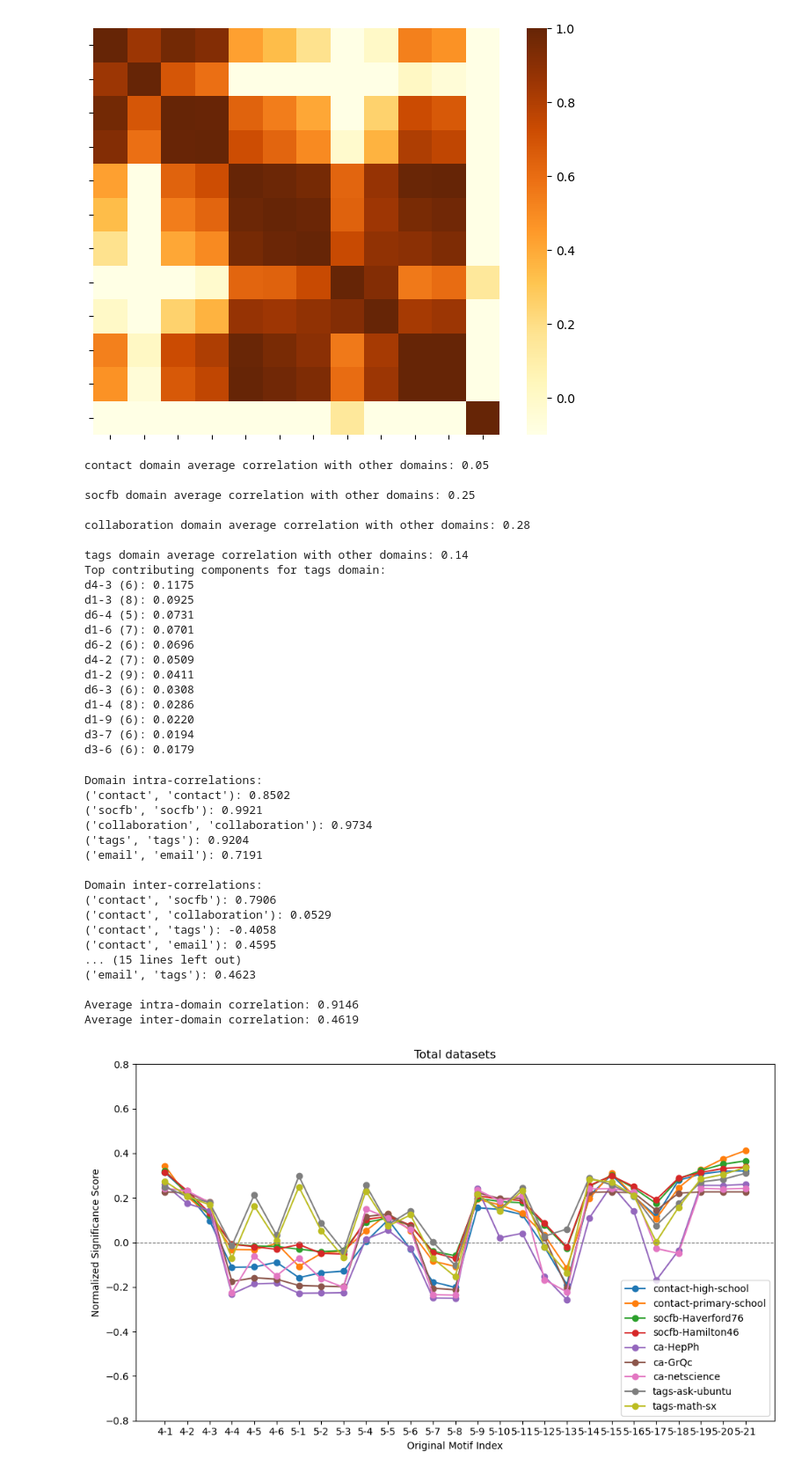
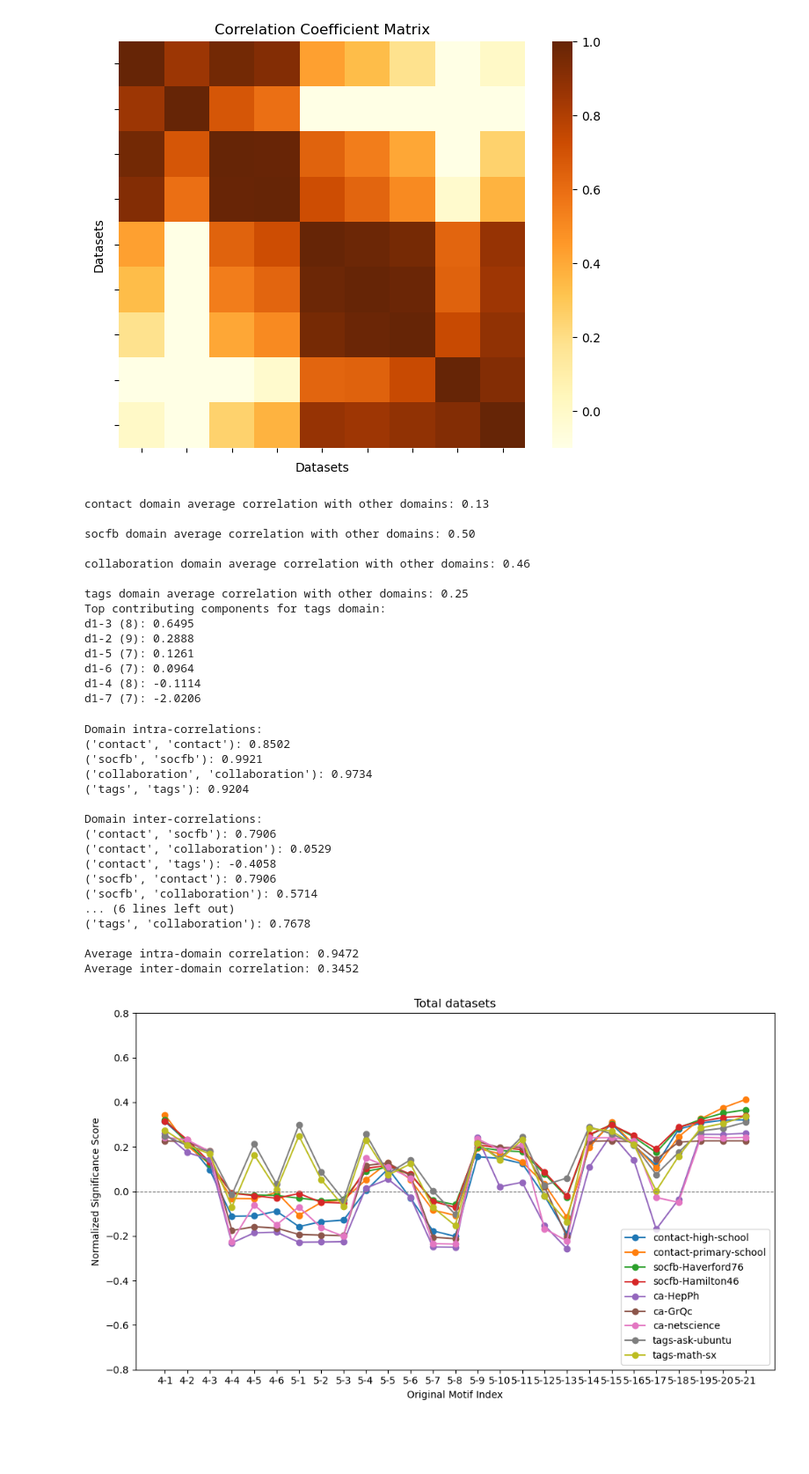
Before and after one commit to thisis05/graphlet_extension, a Jupyter notebook: profile.ipynb, the cells around one changed output. Shown: that part at 88% size. Drawn from its saved outputs; the diff is of its cells as text; code cells hidden in the pictures; blank space fills up the shorter version.

```diff
--- a/profile.ipynb
+++ b/profile.ipynb
@@ -12,7 +12,7 @@ with open('./extend_output/random_output.json') as f:
     random = json.load(f)
 
 # Extract the domain name
-domain = 'Total'
+domain = 'Tags'
 sorted_keys = ['4-1-1', '4-1-2', '4-1-3', '4-1-4', '4-1-5', '4-1-6', '4-1-7', '4-1-8', '4-1-9', '4-1-10', '4-1-11',
                '4-2-1', '4-2-2', '4-2-3', '4-2-4', '4-2-5', '4-2-6', '4-2-7', '4-2-8',
                '4-3-1', '4-3-2', '4-3-3', '4-3-4', '4-3-5', '4-3-6', '4-3-7', '4-3-8',
@@ -27,12 +27,6 @@ labels = ['d1-1', 'd1-2', 'd1-3', 'd1-4', 'd1-5', 'd1-6', 'd1-7', 'd1-8', 'd1-9'
                'd4-1', 'd4-2', 'd4-3',
                'd5-1', 'd5-2',
                'd6-1', 'd6-2', 'd6-3', 'd6-4']
-# sorted_keys = ['4-1-2', '4-1-3', '4-1-4', '4-1-5', '4-1-6', '4-1-7', '4-1-8', '4-1-9', '4-1-10', '4-1-11',
-#                '4-2-2', '4-2-3', '4-2-4', '4-2-5', '4-2-6', '4-2-7', '4-2-8',
-#                '4-3-2', '4-3-3', '4-3-4', '4-3-5', '4-3-6', '4-3-7', '4-3-8',
-#                '4-4-2', '4-4-3',
-#                '4-5-2',
-#                '4-6-2', '4-6-3', '4-6-4']
 
 labels_max_dim = {'d1-1' : 10, 'd1-2' : 9, 'd1-3' : 8, 'd1-4' : 8, 'd1-5' : 7, 'd1-6' : 7, 'd1-7' : 7, 'd1-8' : 6, 'd1-9' : 6, 'd1-10' : 5, 'd1-11' : 4,
                'd2-1' : 9, 'd2-2' : 8, 'd2-3' : 8, 'd2-4' : 7, 'd2-5' : 7, 'd2-6' : 7, 'd2-7' : 6, 'd2-8' : 6,
@@ -44,11 +38,11 @@ srp_data = []
 
 # Define domain groups
 domains = {
-    'contact': [6, 7],
-    'socfb' : [10, 11],
-    'collaboration': [0, 1, 2],
-    'tags' : [8, 9],
-    'email' : [3, 4, 5],
+    #'contact': [7, 8],
+    # 'socfb' : [11, 12],
+    # 'collaboration': [0, 1, 2],
+     'tags' : [9, 10],
+    #'email' : [3, 4, 5, 6],
     #'web' : [13, 14]
 }
 dataset_order= {}
@@ -113,7 +107,7 @@ plt.tight_layout()
 
 
 # Save the plot
-filename = f'{domain}_extend.png'
+filename = f'{domain}_extend_3.png'
 plt.savefig(f'./figure/{filename}')
 
 # Display the plot
@@ -137,25 +121,25 @@ correlation_matrix
 # %%
 import seaborn as sns
 
-labels = ['CONTACT', 'CONTACT', 'SOCFB', 'SOCFB', 'CA', 'CA', 'CA', 'TAGS', 'TAGS', 'EMAIL', 'EMAIL', 'EMAIL']
+labels = ['CONTACT', 'CONTACT', 'SOCFB', 'SOCFB', 'CA', 'CA', 'CA', 'TAGS', 'TAGS']
 plt.figure(figsize=(8, 6))
 sns.heatmap(correlation_matrix, annot=False, fmt=".2f", cmap='YlOrBr', cbar=True, square=True, vmin=-0.1, vmax=1)
-# plt.title('Correlation Coefficient Matrix')
-# plt.xlabel('Datasets')
-# plt.ylabel('Datasets')
+plt.title('Correlation Coefficient Matrix')
+plt.xlabel('Datasets')
+plt.ylabel('Datasets')
 # Add custom colored labels
 ax = plt.gca()
-#ax.set_xticks(np.arange(len(labels)) + 0.5)
-#ax.set_yticks(np.arange(len(labels)) + 0.5)
-#ax.set_xticklabels(labels, rotation=90, ha='right', rotation_mode='anchor')
-#ax.set_yticklabels(labels, rotation=0)
+ax.set_xticks(np.arange(len(labels)) + 0.5)
+ax.set_yticks(np.arange(len(labels)) + 0.5)
+ax.set_xticklabels(labels, rotation=90, ha='right', rotation_mode='anchor')
+ax.set_yticklabels(labels, rotation=0)
 ax.set_xticklabels([''] * len(labels))
 ax.set_yticklabels([''] * len(labels))
 plt.show()
 
 #0.78 vs 0.70 #contact 제외한것도 설명
 # %% [output]
-[figure, old version]
+[figure, new version]
 # %%
 from collections import defaultdict
 
@@ -198,26 +182,20 @@ print(f"Top contributing components for {domain_name} domain:")
 for col, contribution in contributions[:12]:
     print(f"{labels[int(col)]} ({labels_max_dim[labels[int(col)]]}): {contribution:.4f}")
 # %% [output]
-contact domain average correlation with other domains: 0.05
+contact domain average correlation with other domains: 0.13
 
-socfb domain average correlation with other domains: 0.25
+socfb domain average correlation with other domains: 0.50
 
-collaboration domain average correlation with other domains: 0.28
+collaboration domain average correlation with other domains: 0.46
 
-tags domain average correlation with other domains: 0.14
+tags domain average correlation with other domains: 0.25
 Top contributing components for tags domain:
-d4-3 (6): 0.1175
-d1-3 (8): 0.0925
-d6-4 (5): 0.0731
-d1-6 (7): 0.0701
-d6-2 (6): 0.0696
-d4-2 (7): 0.0509
-d1-2 (9): 0.0411
-d6-3 (6): 0.0308
-d1-4 (8): 0.0286
-d1-9 (6): 0.0220
-d3-7 (6): 0.0194
-d3-6 (6): 0.0179
+d1-3 (8): 0.6495
+d1-2 (9): 0.2888
+d1-5 (7): 0.1261
+d1-6 (7): 0.0964
+d1-4 (8): -0.1114
+d1-7 (7): -2.0206
 # %%
 def calculate_average_correlations(correlation_matrix, domain_indices):
     domain_intra_corr = {}
@@ -248,8 +226,7 @@ domains_indices = {
     'contact': [0, 1],
     'socfb' : [2, 3],
     'collaboration': [4, 5, 6],
-    'tags' : [7, 8],
-    'email' : [3, 4]
+    'tags' : [7, 8]
 }
 
 domain_intra_corr, domain_inter_corr, average_intra_domain_corr, average_inter_domain_corr = calculate_average_correlations(correlation_matrix, domains_indices)
@@ -272,18 +249,18 @@ Domain intra-correlations:
 ('socfb', 'socfb'): 0.9921
 ('collaboration', 'collaboration'): 0.9734
 ('tags', 'tags'): 0.9204
-('email', 'email'): 0.7191
 
 Domain inter-correlations:
 ('contact', 'socfb'): 0.7906
 ('contact', 'collaboration'): 0.0529
 ('contact', 'tags'): -0.4058
-('contact', 'email'): 0.4595
-... (15 lines left out)
-('email', 'tags'): 0.4623
+('socfb', 'contact'): 0.7906
+('socfb', 'collaboration'): 0.5714
+... (6 lines left out)
+('tags', 'collaboration'): 0.7678
 
-Average intra-domain correlation: 0.9146
-Average inter-domain correlation: 0.4619
+Average intra-domain correlation: 0.9472
+Average inter-domain correlation: 0.3452
 # %%
 import json
 import numpy as np
```
Also changed, not shown: parts of 1 cell of this notebook, 23 other files.
